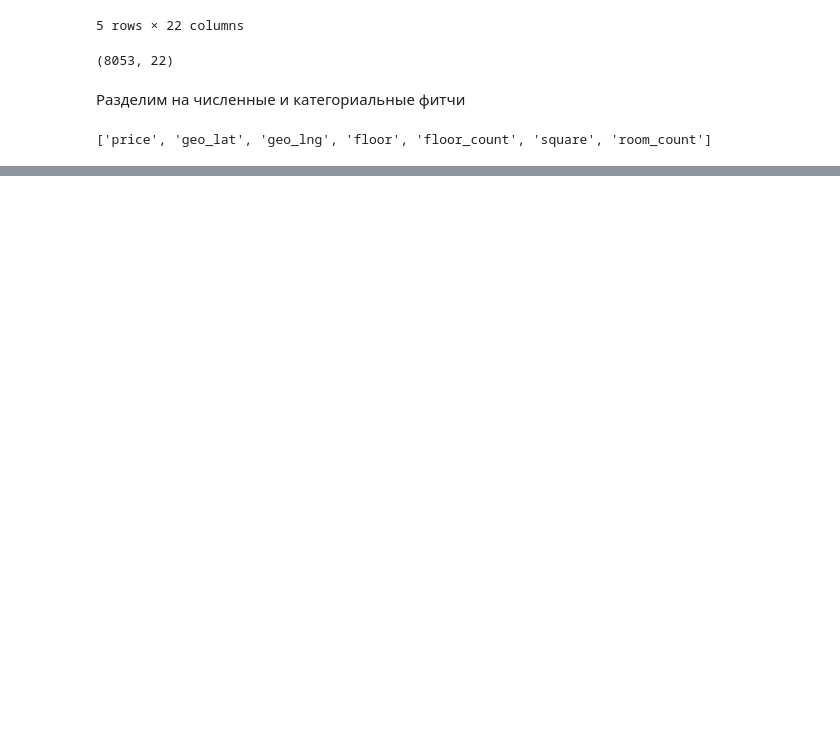
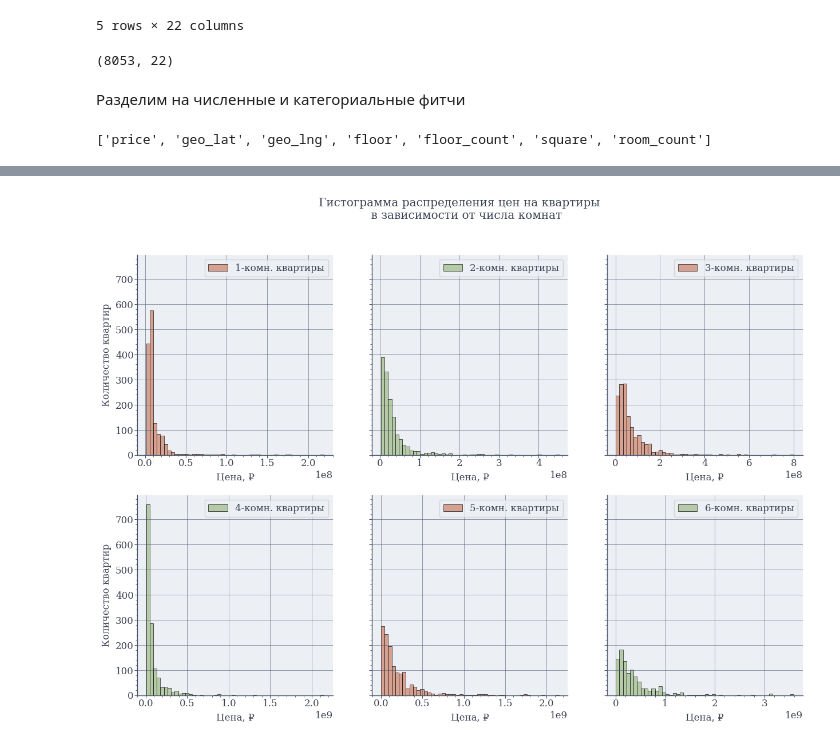
Before and after one commit to sanonesan/cian_houses_2024, a Jupyter notebook: notebooks/EDA.ipynb, the cells around one changed output, grey strips where cells are left out. Saved outputs shown, nothing was run; the diff lists cells and outputs as text; code cells hidden in the pictures; blank space fills up the shorter version.

```diff
--- a/notebooks/EDA.ipynb
+++ b/notebooks/EDA.ipynb
@@ -63,0 +173,35 @@ numerical_features
+# %%
+fig, ax = plt.subplots(
+    nrows=2,
+    ncols=3,
+    figsize=(15, 10),
+    sharey=True,
+)
+
+fig.suptitle(
+    """Гистограмма распределения цен на квартиры
+    в зависимости от числа комнат"""
+)
+
+
+for i in range(2):
+    for j in range(3):
+        sns.histplot(
+            data=df_cian[df_cian["room_count"] == 3 * (i) + (j + 1)]["price"],
+            bins=50,
+            color=(
+                custom_pallete["green"]
+                if (3 * (i) + (j + 1)) % 2 == 0
+                else custom_pallete["orange"]
+            ),
+            # kde=True,
+            ax=ax[i][j],
+            label=f"{3 * (i) + (j + 1)}-комн. квартиры",
+        )
+        ax[i][j].legend()
+        ax[i][j].set_ylabel("Количество квартир")
+        ax[i][j].set_xlabel("Цена, ₽")
+
+plt.show()
+# %% [output]
+[figure, added]
```
Also changed, not shown: parts of 10 cells of this notebook, 2 other files.
